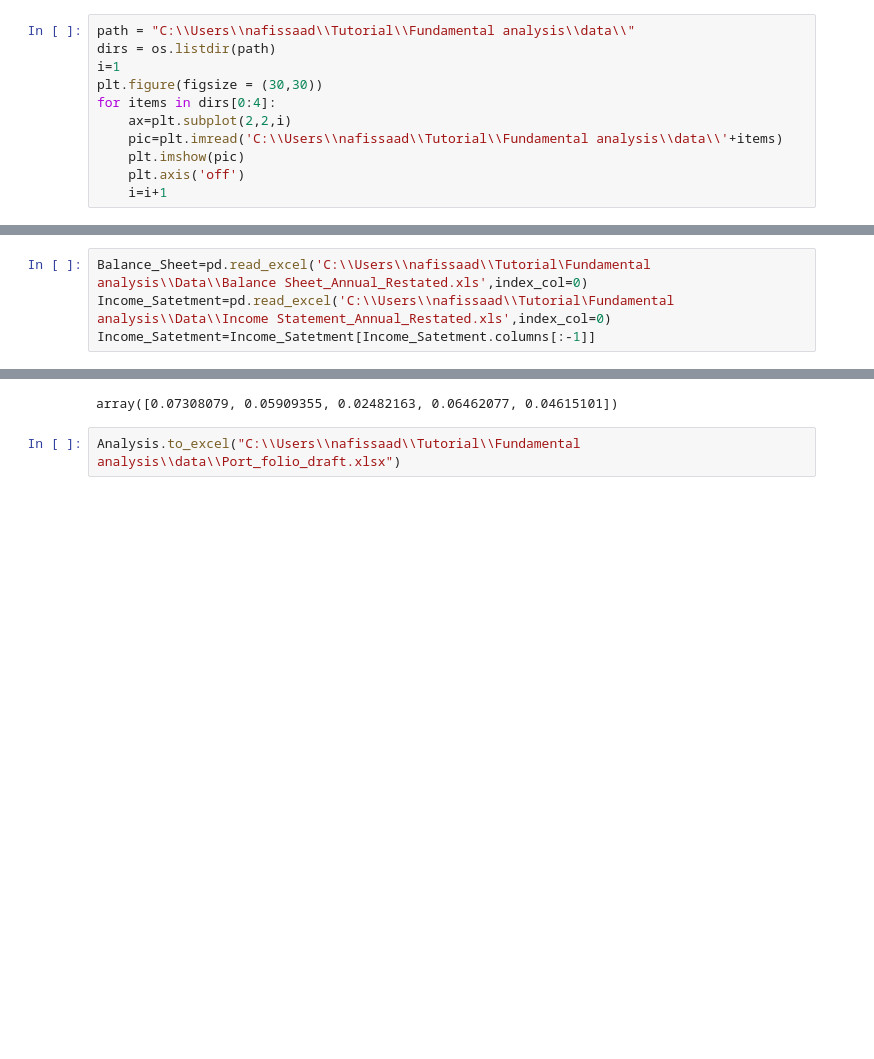
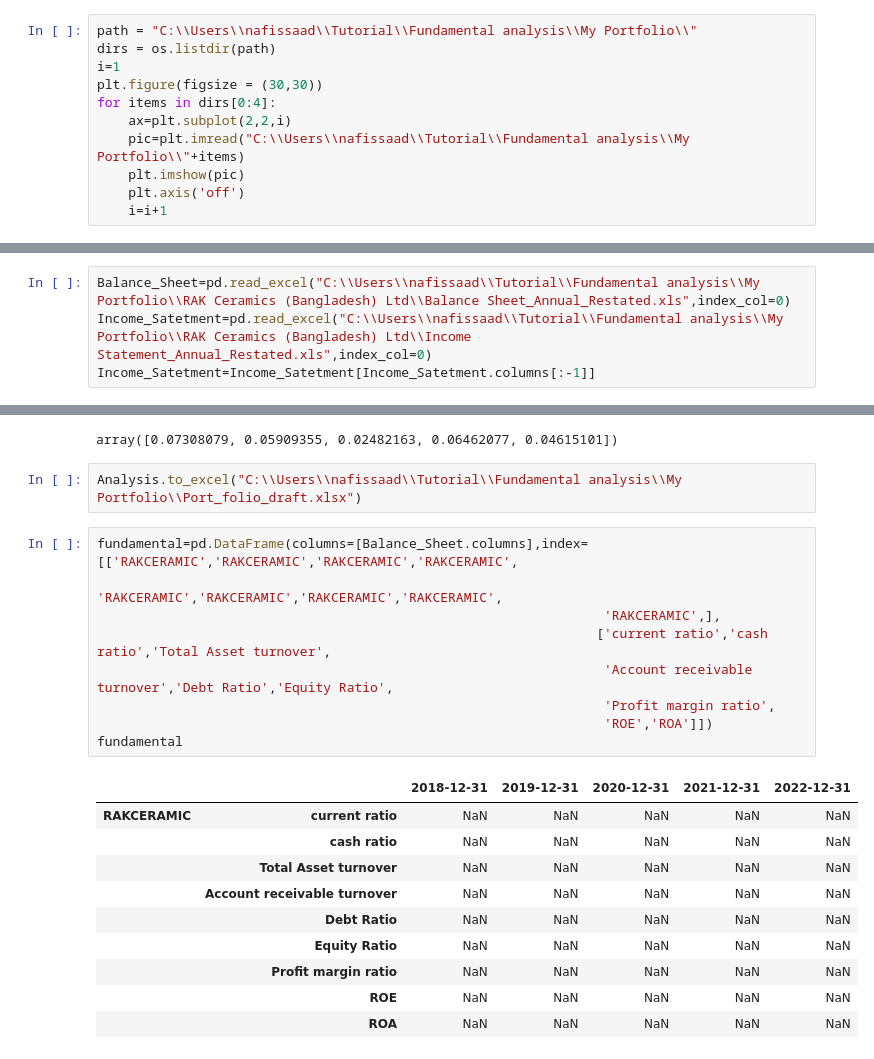
Before and after one commit to nafissaad/Tutorial1, a Jupyter notebook: Tutorial/My projects/My Portfolio/RAK Ceramics (Bangladesh) Ltd/Untitled.ipynb, the cells around one changed output, grey strips where cells are left out. Saved outputs shown, nothing was run; the diff lists cells and outputs as text; blank space fills up the shorter version.

```diff
--- a/Tutorial/My projects/My Portfolio/RAK Ceramics (Bangladesh) Ltd/Untitled.ipynb
+++ b/Tutorial/My projects/My Portfolio/RAK Ceramics (Bangladesh) Ltd/Untitled.ipynb
@@ -6,13 +6,13 @@ import os, sys
 from bdshare import get_basic_hist_data
 import matplotlib.pyplot as plt
 # %%
-path = "C:\\Users\\nafissaad\\Tutorial\\Fundamental analysis\\data\\"
+path = "C:\\Users\\nafissaad\\Tutorial\\Fundamental analysis\\My Portfolio\\"
 dirs = os.listdir(path)
 i=1
 plt.figure(figsize = (30,30))
 for items in dirs[0:4]:
     ax=plt.subplot(2,2,i)
-    pic=plt.imread('C:\\Users\\nafissaad\\Tutorial\\Fundamental analysis\\data\\'+items)
+    pic=plt.imread("C:\\Users\\nafissaad\\Tutorial\\Fundamental analysis\\My Portfolio\\"+items)
     plt.imshow(pic)
     plt.axis('off')
     i=i+1
@@ -34,6 +34,6 @@ Analysis
 # %%
-Balance_Sheet=pd.read_excel('C:\\Users\\nafissaad\\Tutorial\Fundamental analysis\\Data\\Balance Sheet_Annual_Restated.xls',index_col=0)
-Income_Satetment=pd.read_excel('C:\\Users\\nafissaad\\Tutorial\Fundamental analysis\\Data\\Income Statement_Annual_Restated.xls',index_col=0)
+Balance_Sheet=pd.read_excel("C:\\Users\\nafissaad\\Tutorial\\Fundamental analysis\\My Portfolio\\RAK Ceramics (Bangladesh) Ltd\\Balance Sheet_Annual_Restated.xls",index_col=0)
+Income_Satetment=pd.read_excel("C:\\Users\\nafissaad\\Tutorial\\Fundamental analysis\\My Portfolio\\RAK Ceramics (Bangladesh) Ltd\\Income Statement_Annual_Restated.xls",index_col=0)
 Income_Satetment=Income_Satetment[Income_Satetment.columns[:-1]]
 # %%
 Balance_Sheet.info()
@@ -215,4 +215,24 @@ ROA
 # %% [output]
 array([0.07308079, 0.05909355, 0.02482163, 0.06462077, 0.04615101])
 # %%
-Analysis.to_excel("C:\\Users\\nafissaad\\Tutorial\\Fundamental analysis\\data\\Port_folio_draft.xlsx")
+Analysis.to_excel("C:\\Users\\nafissaad\\Tutorial\\Fundamental analysis\\My Portfolio\\Port_folio_draft.xlsx")
+# %%
+fundamental=pd.DataFrame(columns=[Balance_Sheet.columns],index=[['RAKCERAMIC','RAKCERAMIC','RAKCERAMIC','RAKCERAMIC',
+                                                                 'RAKCERAMIC','RAKCERAMIC','RAKCERAMIC','RAKCERAMIC',
+                                                                 'RAKCERAMIC',],
+                                                                ['current ratio','cash ratio','Total Asset turnover',
+                                                                 'Account receivable turnover','Debt Ratio','Equity Ratio',
+                                                                 'Profit margin ratio',
+                                                                 'ROE','ROA']])
+fundamental
+# %% [output]
+|  |  | 2018-12-31 | 2019-12-31 | 2020-12-31 | 2021-12-31 | 2022-12-31 |
+| RAKCERAMIC | current ratio | NaN | NaN | NaN | NaN | NaN |
+|  | cash ratio | NaN | NaN | NaN | NaN | NaN |
+|  | Total Asset turnover | NaN | NaN | NaN | NaN | NaN |
+|  | Account receivable turnover | NaN | NaN | NaN | NaN | NaN |
+|  | Debt Ratio | NaN | NaN | NaN | NaN | NaN |
+|  | Equity Ratio | NaN | NaN | NaN | NaN | NaN |
+|  | Profit margin ratio | NaN | NaN | NaN | NaN | NaN |
+|  | ROE | NaN | NaN | NaN | NaN | NaN |
+|  | ROA | NaN | NaN | NaN | NaN | NaN |
```
Also changed, not shown: parts of 6 cells of this notebook.
